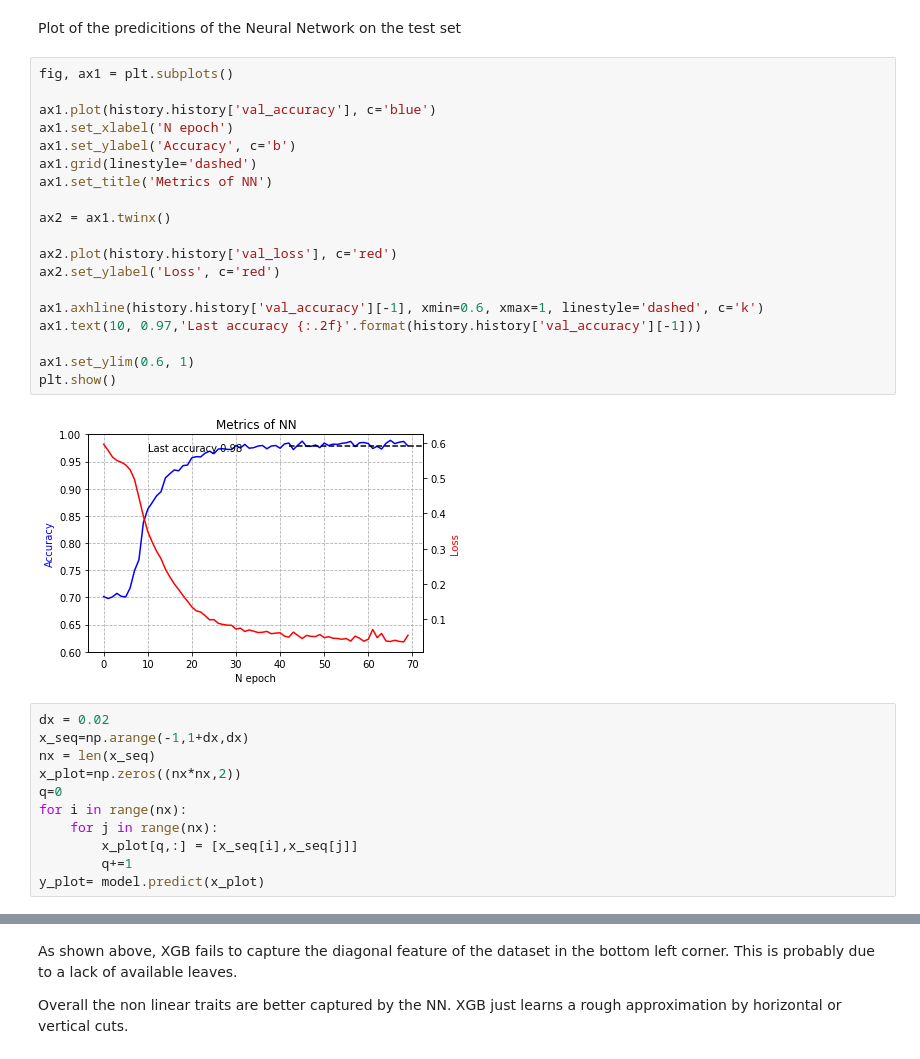
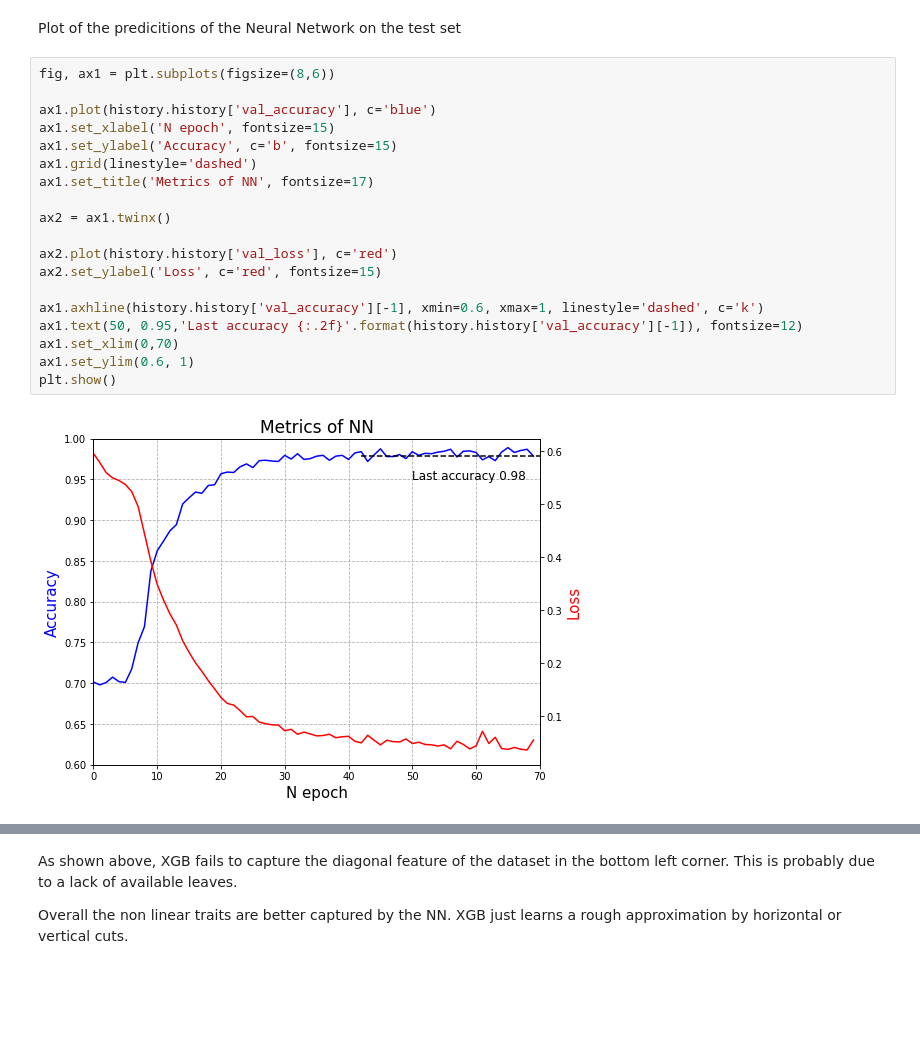
Before and after one commit to threeblueonebrowneyes/lcpb-homework, a Jupyter notebook: HW_04/group2305_exercise04.ipynb, the cells around one changed output, grey strips where cells are left out. Saved outputs shown, nothing was run; the diff lists cells and outputs as text; blank space fills up the shorter version.

```diff
--- a/HW_04/group2305_exercise04.ipynb
+++ b/HW_04/group2305_exercise04.ipynb
@@ -231,34 +234,23 @@ Epoch 70/70
 # %% [markdown]
 Plot of the predicitions of the Neural Network on the test set
 # %%
-fig, ax1 = plt.subplots()
+fig, ax1 = plt.subplots(figsize=(8,6))
 
 ax1.plot(history.history['val_accuracy'], c='blue')
-ax1.set_xlabel('N epoch')
-ax1.set_ylabel('Accuracy', c='b')
+ax1.set_xlabel('N epoch', fontsize=15)
+ax1.set_ylabel('Accuracy', c='b', fontsize=15)
 ax1.grid(linestyle='dashed')
-ax1.set_title('Metrics of NN')
+ax1.set_title('Metrics of NN', fontsize=17)
 
 ax2 = ax1.twinx()
 
 ax2.plot(history.history['val_loss'], c='red')
-ax2.set_ylabel('Loss', c='red')
+ax2.set_ylabel('Loss', c='red', fontsize=15)
 
 ax1.axhline(history.history['val_accuracy'][-1], xmin=0.6, xmax=1, linestyle='dashed', c='k')
-ax1.text(10, 0.97,'Last accuracy {:.2f}'.format(history.history['val_accuracy'][-1]))
-
+ax1.text(50, 0.95,'Last accuracy {:.2f}'.format(history.history['val_accuracy'][-1]), fontsize=12)
+ax1.set_xlim(0,70)
 ax1.set_ylim(0.6, 1)
 plt.show()
 # %% [output]
-[figure, old version]
+[figure, new version]
-# %%
-dx = 0.02
-x_seq=np.arange(-1,1+dx,dx)
-nx = len(x_seq)
-x_plot=np.zeros((nx*nx,2))
-q=0
-for i in range(nx):
-    for j in range(nx):
-        x_plot[q,:] = [x_seq[i],x_seq[j]]
-        q+=1
-y_plot= model.predict(x_plot)
```
Also changed, not shown: parts of 20 cells of this notebook.
